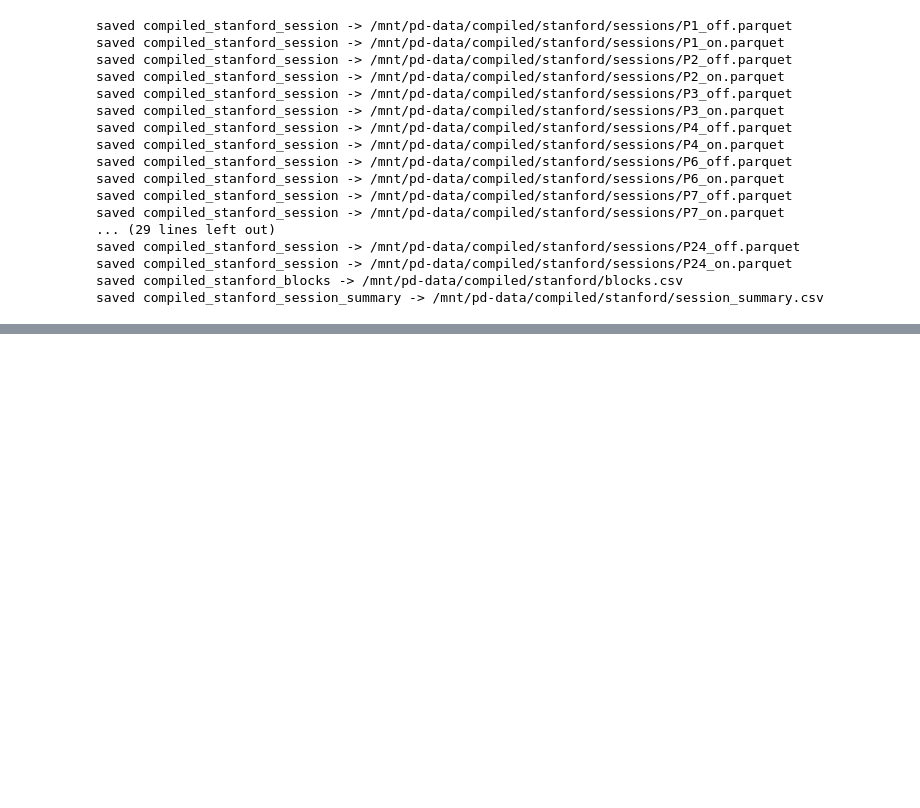
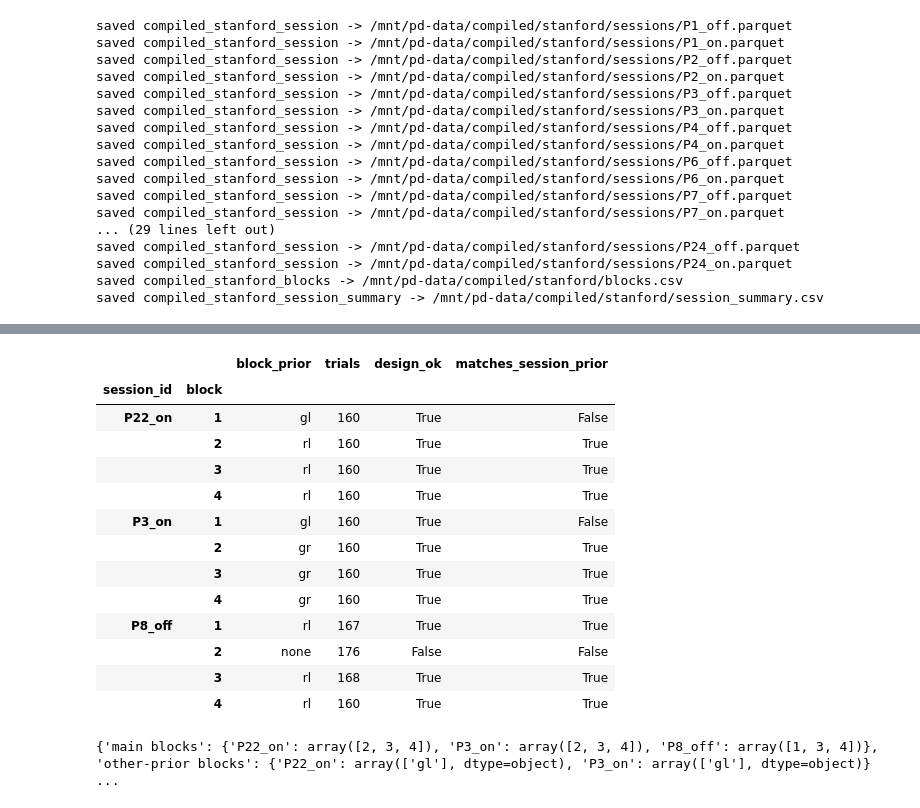
Before and after one commit to vaibrainium/bayesian-priors-in-pd-subtype, a Jupyter notebook: notebooks/0.03-stanford-sessions-check-and-compile.ipynb, the cells around one changed output, grey strips where cells are left out. Saved outputs shown, nothing was run; the diff lists cells and outputs as text; code cells hidden in the pictures; blank space fills up the shorter version.

```diff
--- a/notebooks/0.03-stanford-sessions-check-and-compile.ipynb
+++ b/notebooks/0.03-stanford-sessions-check-and-compile.ipynb
@@ -433,0 +439,26 @@ saved compiled_stanford_session_summary -> /mnt/pd-data/compiled/stanford/sessio
+# %%
+from src.utils.blocks import select_blocks
+
+mixed = catalog.load_block_sessions(["stanford"], ["P3_on", "P22_on", "P8_off"])
+display(mixed[mixed.phase == "trial"].groupby(["session_id", "block"]).agg(
+    block_prior=("block_prior", "first"), trials=("block", "size"), design_ok=("block_design_ok", "first"),
+    matches_session_prior=("block_matches_session_prior", "first")))
+main = select_blocks(mixed, design_ok=True, matches_session_prior=True)  # the session's own prior, correctly run
+other_prior = select_blocks(mixed, design_ok=True, matches_session_prior=False, relabel=True)  # e.g. P3 ON block 1 as gl
+print({"main blocks": main.groupby("session_id").block.unique().to_dict(), "other-prior blocks": other_prior.groupby("session_id").prior.unique().to_dict()})
+# %% [output]
+|  |  | block_prior | trials | design_ok | matches_session_prior |
+| session_id | block |  |  |  |  |
+| P22_on | 1 | gl | 160 | True | False |
+|  | 2 | rl | 160 | True | True |
+|  | 3 | rl | 160 | True | True |
+|  | 4 | rl | 160 | True | True |
+| P3_on | 1 | gl | 160 | True | False |
+|  | 2 | gr | 160 | True | True |
+|  | 3 | gr | 160 | True | True |
+|  | 4 | gr | 160 | True | True |
+| P8_off | 1 | rl | 167 | True | True |
+|  | 2 | none | 176 | False | False |
+|  | 3 | rl | 168 | True | True |
+|  | 4 | rl | 160 | True | True |
+{'main blocks': {'P22_on': array([2, 3, 4]), 'P3_on': array([2, 3, 4]), 'P8_off': array([1, 3, 4])}, 'other-prior blocks': {'P22_on': array(['gl'], dtype=object), 'P3_on': array(['gl'], dtype=object)} ...
```
Also changed, not shown: parts of 1 cell of this notebook, 3 other files.
